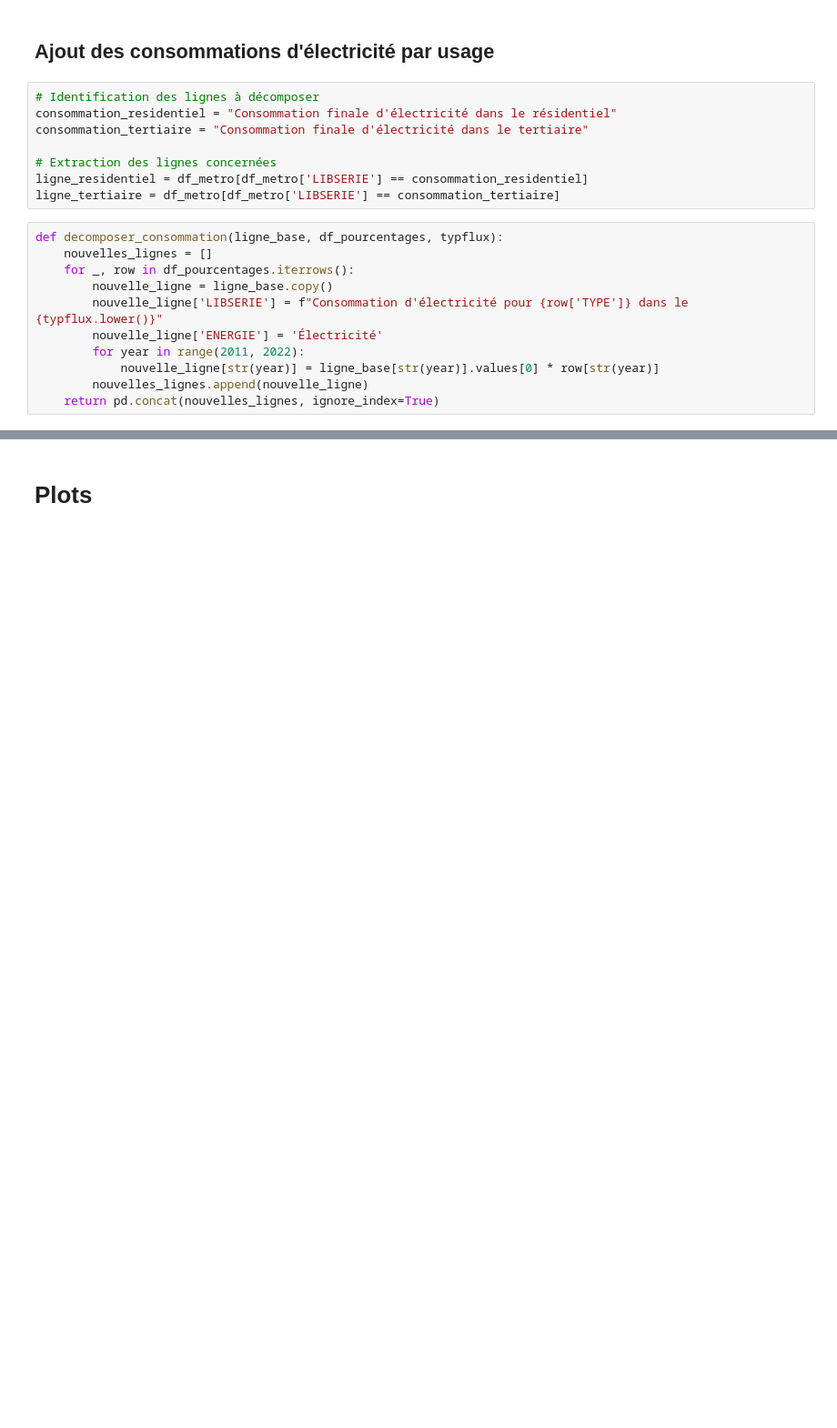
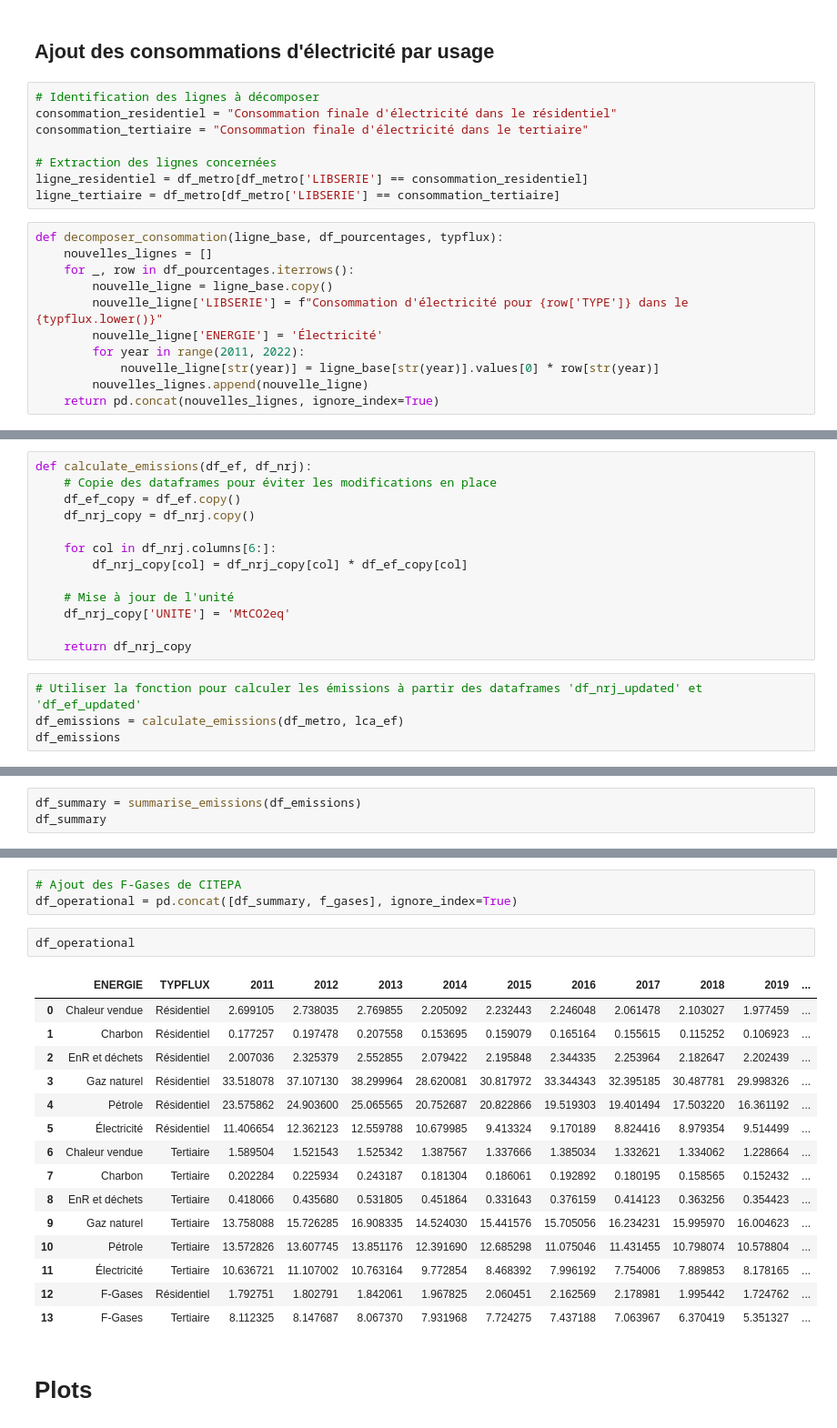
Before and after one commit to marpellan/French_WLC_budgets, a Jupyter notebook: Operational_calculations/Operational_calculations.ipynb, the cells around one changed output, grey strips where cells are left out. Shown at 91% size. Cells and saved outputs as stored; diff of their text form; blank space fills up the shorter version.

Commit message:
clean operational calculations

```diff
--- a/Operational_calculations/Operational_calculations.ipynb
+++ b/Operational_calculations/Operational_calculations.ipynb
@@ -216,0 +172,17 @@ df_emissions.to_excel(r'df_emissions.xlsx')
+# %%
+def calculate_emissions(df_ef, df_nrj):
+    # Copie des dataframes pour éviter les modifications en place
+    df_ef_copy = df_ef.copy()
+    df_nrj_copy = df_nrj.copy()
+
+    for col in df_nrj.columns[6:]:
+        df_nrj_copy[col] = df_nrj_copy[col] * df_ef_copy[col]
+
+    # Mise à jour de l'unité
+    df_nrj_copy['UNITE'] = 'MtCO2eq'
+
+    return df_nrj_copy
+# %%
+# Utiliser la fonction pour calculer les émissions à partir des dataframes 'df_nrj_updated' et 'df_ef_updated'
+df_emissions = calculate_emissions(df_metro, lca_ef)
+df_emissions
@@ -216,0 +234,3 @@ df_emissions.to_excel(r'df_emissions.xlsx')
+# %%
+df_summary = summarise_emissions(df_emissions)
+df_summary
@@ -217,2 +251,23 @@ df_emissions.to_excel(r'df_emissions.xlsx')
+# %%
+# Ajout des F-Gases de CITEPA
+df_operational = pd.concat([df_summary, f_gases], ignore_index=True)
+# %%
+df_operational
+# %% [output]
+|  | ENERGIE | TYPFLUX | 2011 | 2012 | 2013 | 2014 | 2015 | 2016 | 2017 | 2018 | 2019 | ... |
+| 0 | Chaleur vendue | Résidentiel | 2.699105 | 2.738035 | 2.769855 | 2.205092 | 2.232443 | 2.246048 | 2.061478 | 2.103027 | 1.977459 | ... |
+| 1 | Charbon | Résidentiel | 0.177257 | 0.197478 | 0.207558 | 0.153695 | 0.159079 | 0.165164 | 0.155615 | 0.115252 | 0.106923 | ... |
+| 2 | EnR et déchets | Résidentiel | 2.007036 | 2.325379 | 2.552855 | 2.079422 | 2.195848 | 2.344335 | 2.253964 | 2.182647 | 2.202439 | ... |
+| 3 | Gaz naturel | Résidentiel | 33.518078 | 37.107130 | 38.299964 | 28.620081 | 30.817972 | 33.344343 | 32.395185 | 30.487781 | 29.998326 | ... |
+| 4 | Pétrole | Résidentiel | 23.575862 | 24.903600 | 25.065565 | 20.752687 | 20.822866 | 19.519303 | 19.401494 | 17.503220 | 16.361192 | ... |
+| 5 | Électricité | Résidentiel | 11.406654 | 12.362123 | 12.559788 | 10.679985 | 9.413324 | 9.170189 | 8.824416 | 8.979354 | 9.514499 | ... |
+| 6 | Chaleur vendue | Tertiaire | 1.589504 | 1.521543 | 1.525342 | 1.387567 | 1.337666 | 1.385034 | 1.332621 | 1.334062 | 1.228664 | ... |
+| 7 | Charbon | Tertiaire | 0.202284 | 0.225934 | 0.243187 | 0.181304 | 0.186061 | 0.192892 | 0.180195 | 0.158565 | 0.152432 | ... |
+| 8 | EnR et déchets | Tertiaire | 0.418066 | 0.435680 | 0.531805 | 0.451864 | 0.331643 | 0.376159 | 0.414123 | 0.363256 | 0.354423 | ... |
+| 9 | Gaz naturel | Tertiaire | 13.758088 | 15.726285 | 16.908335 | 14.524030 | 15.441576 | 15.705056 | 16.234231 | 15.995970 | 16.004623 | ... |
+| 10 | Pétrole | Tertiaire | 13.572826 | 13.607745 | 13.851176 | 12.391690 | 12.685298 | 11.075046 | 11.431455 | 10.798074 | 10.578804 | ... |
+| 11 | Électricité | Tertiaire | 10.636721 | 11.107002 | 10.763164 | 9.772854 | 8.468392 | 7.996192 | 7.754006 | 7.889853 | 8.178165 | ... |
+| 12 | F-Gases | Résidentiel | 1.792751 | 1.802791 | 1.842061 | 1.967825 | 2.060451 | 2.162569 | 2.178981 | 1.995442 | 1.724762 | ... |
+| 13 | F-Gases | Tertiaire | 8.112325 | 8.147687 | 8.067370 | 7.931968 | 7.724275 | 7.437188 | 7.063967 | 6.370419 | 5.351327 | ... |
 # %% [markdown]
 # Plots
```
Also changed, not shown: parts of 24 cells of this notebook, 4 other files.
